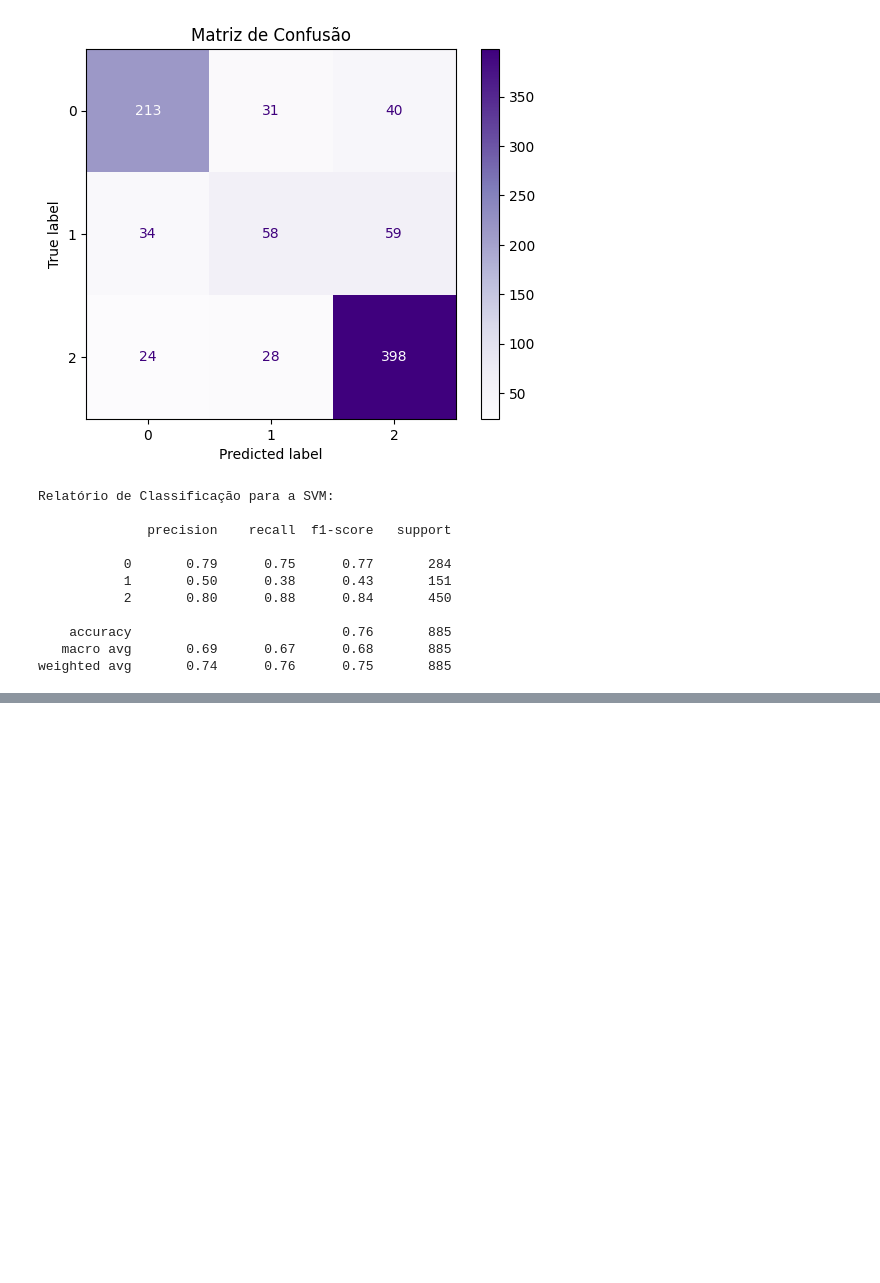
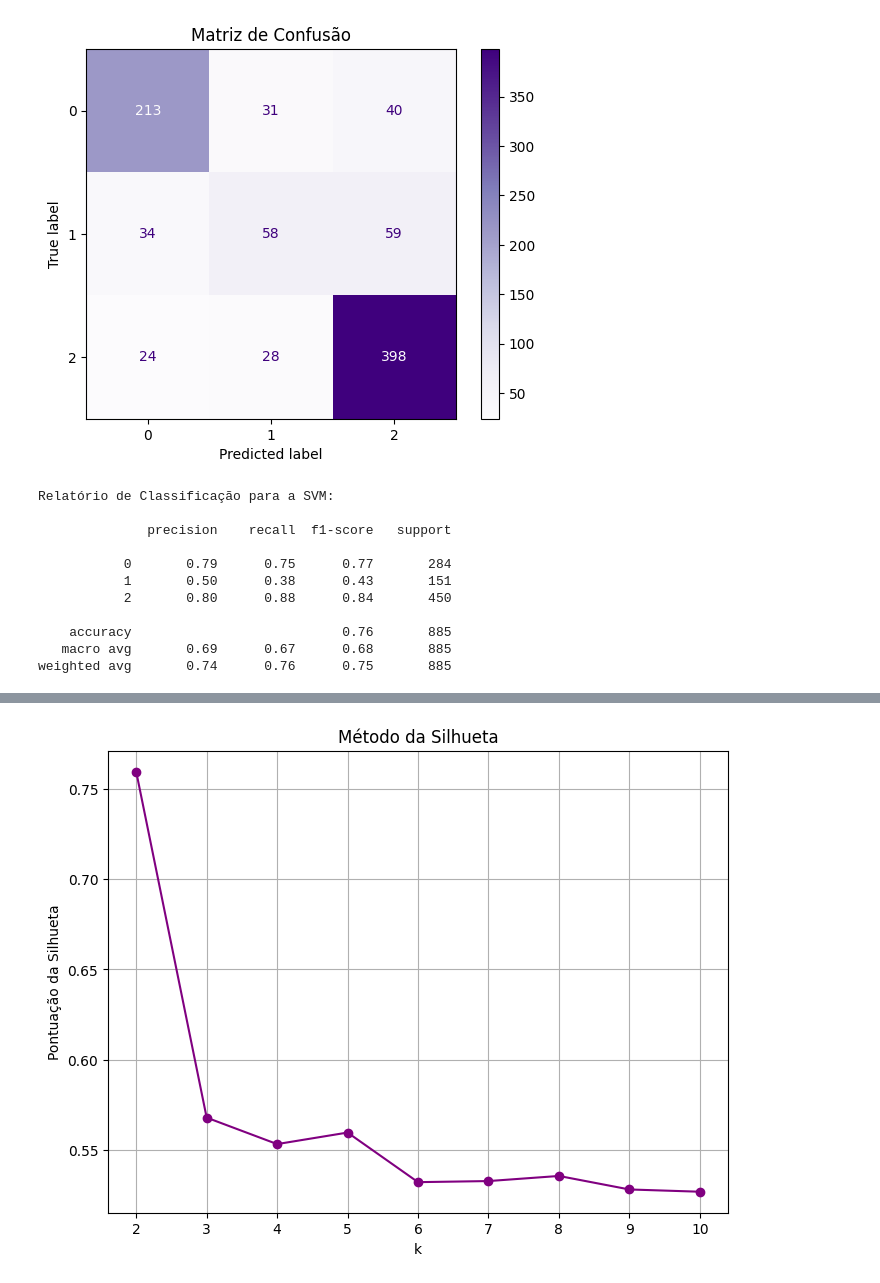
Before and after one commit to PurpleLobster31/ada-machinelearning2, a Jupyter notebook: notebooks/project.ipynb, the cells around one changed output, grey strips where cells are left out. Saved outputs shown, nothing was run; the diff lists cells and outputs as text; code cells hidden in the pictures; blank space fills up the shorter version.

```diff
--- a/notebooks/project.ipynb
+++ b/notebooks/project.ipynb
@@ -518,0 +582,21 @@ Métricas de avaliação, cotovelo (ruim), silhoueta (melhor)
+# %%
+pont_silhueta = []
+
+for k in range(2, 11):
+    kmeans = KMeans(n_clusters=k, random_state=42)
+    kmeans.fit(X_norm)
+    labels = kmeans.labels_
+    score = silhouette_score(X_norm, labels)
+    pont_silhueta.append(score)
+
+# Plotar a pontuação da silhueta em função de k
+plt.figure(figsize=(8, 6))
+plt.plot(range(2, 11), pont_silhueta, marker='o', color='purple')
+plt.xlabel('k')
+plt.ylabel('Pontuação da Silhueta')
+plt.title('Método da Silhueta')
+plt.xticks(range(2, 11))
+plt.grid(True)
+plt.show()
+# %% [output]
+[figure, added]
```
Also changed, not shown: parts of 23 cells of this notebook.
